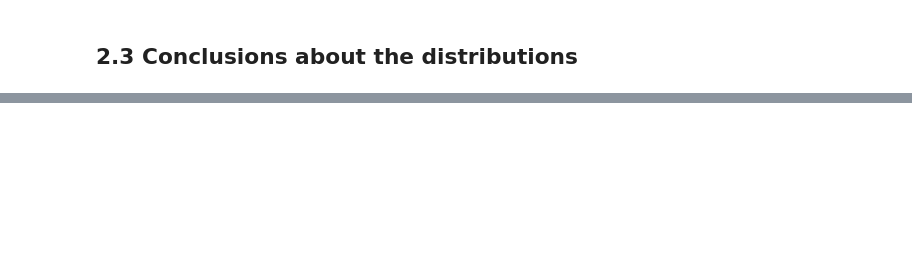
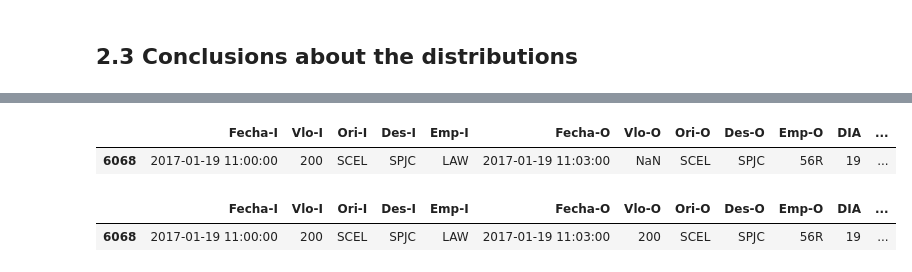
Before and after one commit to vicente-cp/ds-challenge-latam, a Jupyter notebook: solution.ipynb, the cells around one changed output, grey strips where cells are left out. Saved outputs shown, nothing was run; the diff lists cells and outputs as text; code cells hidden in the pictures; blank space fills up the shorter version.

```diff
--- a/solution.ipynb
+++ b/solution.ipynb
@@ -297,0 +361,16 @@ About the cities:
+# %%
+# Most of the time they have the same value, we will just replace the Null with the value of the
+
+#Before the change
+flight_data.data.iloc[[6068]]
+# %% [output]
+|  | Fecha-I | Vlo-I | Ori-I | Des-I | Emp-I | Fecha-O | Vlo-O | Ori-O | Des-O | Emp-O | DIA | ... |
+| 6068 | 2017-01-19 11:00:00 | 200 | SCEL | SPJC | LAW | 2017-01-19 11:03:00 | NaN | SCEL | SPJC | 56R | 19 | ... |
+# %%
+flight_data.data.loc[[6068], "Vlo-O"] = flight_data.data.iloc[[6068]]["Vlo-I"]
+
+# After the prediction
+flight_data.data.iloc[[6068]]
+# %% [output]
+|  | Fecha-I | Vlo-I | Ori-I | Des-I | Emp-I | Fecha-O | Vlo-O | Ori-O | Des-O | Emp-O | DIA | ... |
+| 6068 | 2017-01-19 11:00:00 | 200 | SCEL | SPJC | LAW | 2017-01-19 11:03:00 | 200 | SCEL | SPJC | 56R | 19 | ... |
```
Also changed, not shown: parts of 12 cells of this notebook, 3 other files.
